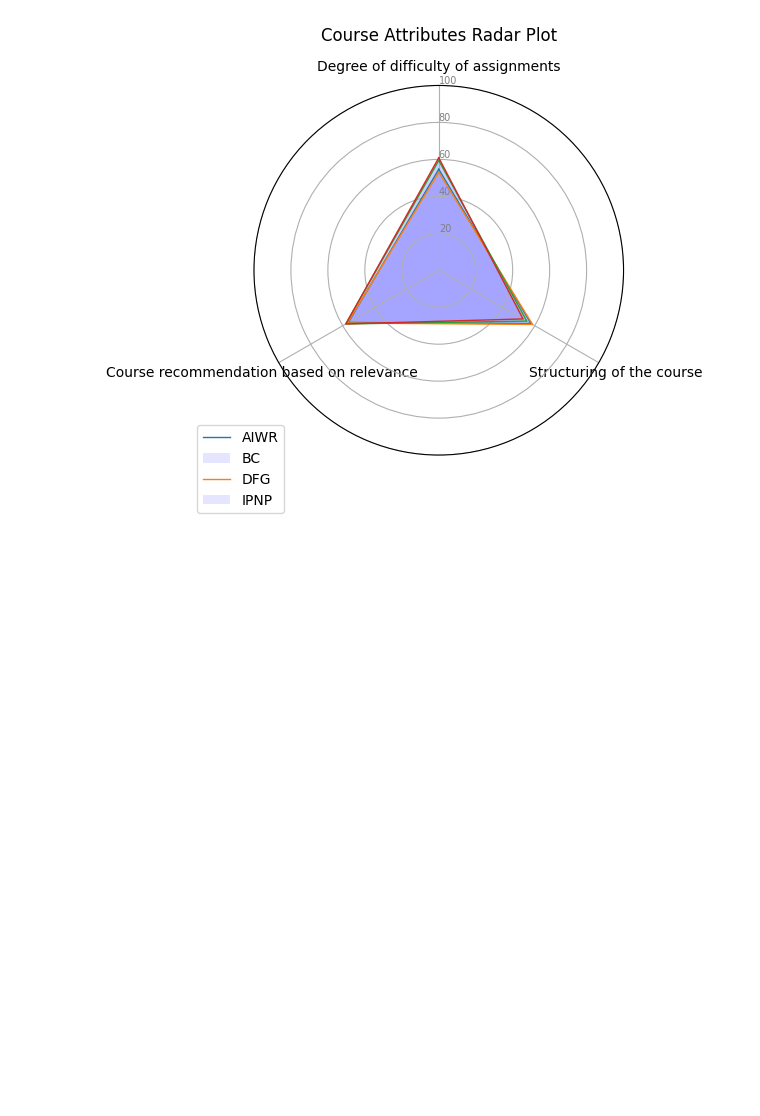
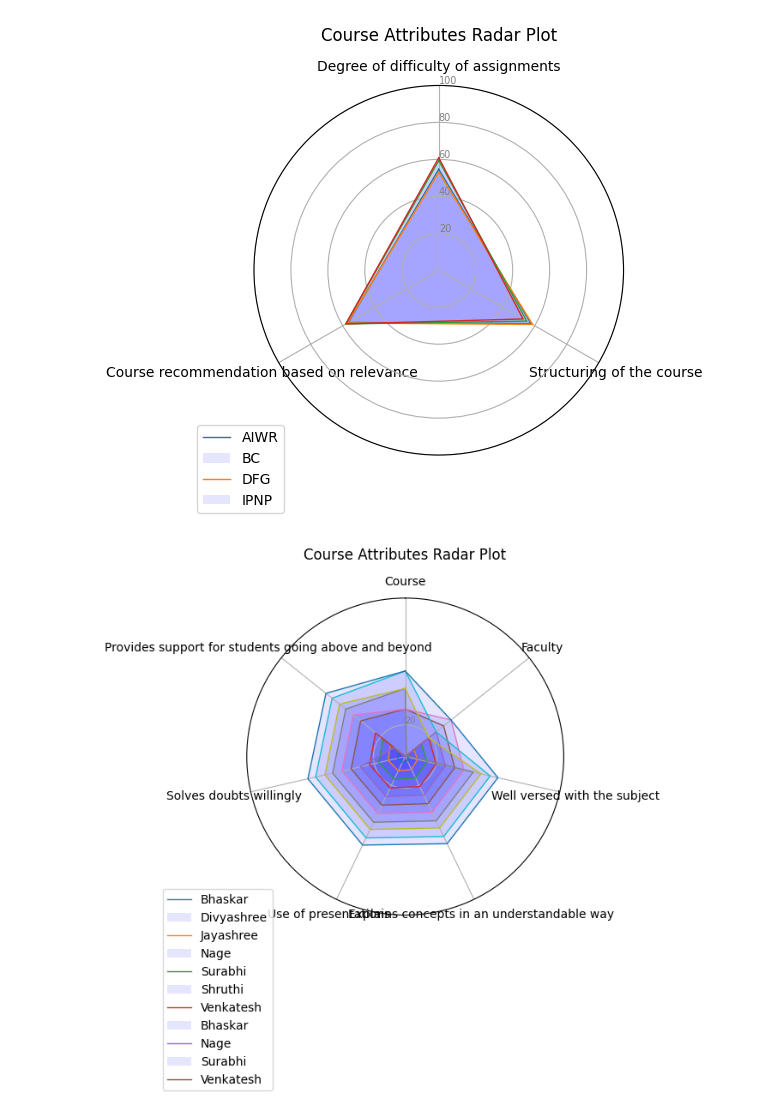
Before and after one commit to SujithBonthala/36_4-bits, a Jupyter notebook: Data_Visualization/visualization.ipynb, the cells around one changed output. Cells and saved outputs as stored; diff of their text form; code cells hidden in the pictures; blank space fills up the shorter version.

```diff
--- a/Data_Visualization/visualization.ipynb
+++ b/Data_Visualization/visualization.ipynb
@@ -206,3 +206,46 @@ plt.title('Course Attributes Radar Plot', size=12, y=1.1)
 plt.show()
 # %% [output]
 [figure]
+# %%
+import pandas as pd
+import numpy as np
+import matplotlib.pyplot as plt
+
+# Load the data
+#df = pd.read_csv('course_attributes.csv')
+
+# Group the data
+df_feedback_teacher = df_feedback[['Course', 'Faculty', 'Well versed with the subject','Explains concepts in an understandable way','Use of presentations','Solves doubts willingly','Provides support for students going above and beyond']]
+df_grouped = df_feedback_teacher.groupby(['Course','Faculty']).mean().reset_index()
+#df_grouped['Course recommendation based on relevance'] = df_grouped['Course recommendation based on relevance']*10
+#df_grouped['Degree of difficulty of assignments'] = df_grouped['Degree of difficulty of assignments']*10
+#df_grouped['Structuring of the course'] = df_grouped['Structuring of the course']*10
+
+# Set up the plot
+attributes = ['Course', 'Faculty', 'Well versed with the subject','Explains concepts in an understandable way','Use of presentations','Solves doubts willingly','Provides support for students going above and beyond'] #['Degree of difficulty of assignments', 'Structuring of the course', 'Course recommendation based on relevance']
+N = len(attributes)
+angles = [n / float(N) * 2 * np.pi for n in range(N)]
+angles += angles[:1]
+fig, ax = plt.subplots(subplot_kw={'polar': True})
+ax.set_theta_offset(np.pi / 2)
+ax.set_theta_direction(-1)
+plt.xticks(angles[:-1], attributes)
+ax.set_rlabel_position(0)
+plt.yticks([20], ["20"], color="grey", size=7)
+plt.ylim(0, 100)
+
+# Add data to the plot
+for i, row in df_grouped.iterrows():
+    values = row[attributes].values.flatten().tolist()
+    values += values[:1]
+    ax.plot(angles, values, linewidth=1, linestyle='solid', label=row[['Course','Faculty']])
+    ax.fill(angles, values, 'b', alpha=0.1)
+
+# Customize the plot
+plt.legend(bbox_to_anchor=(0.1, 0.1), labels=df_grouped['Faculty'])
+plt.title('Course Attributes Radar Plot', size=12, y=1.1)
+
+# Show the plot
+plt.show()
+# %% [output]
+[figure, added]
```
Also changed, not shown: parts of 9 cells of this notebook.
